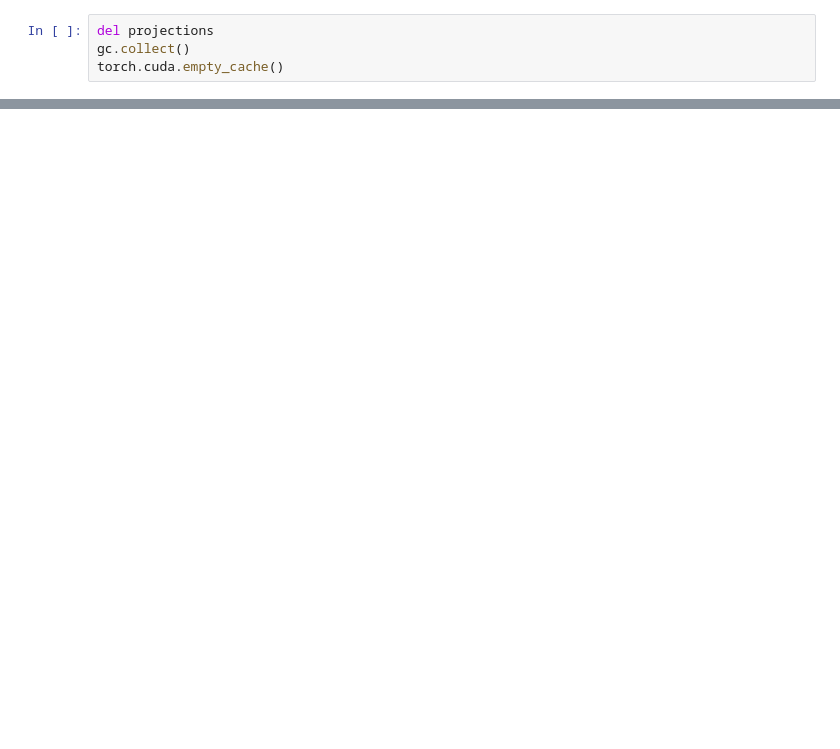
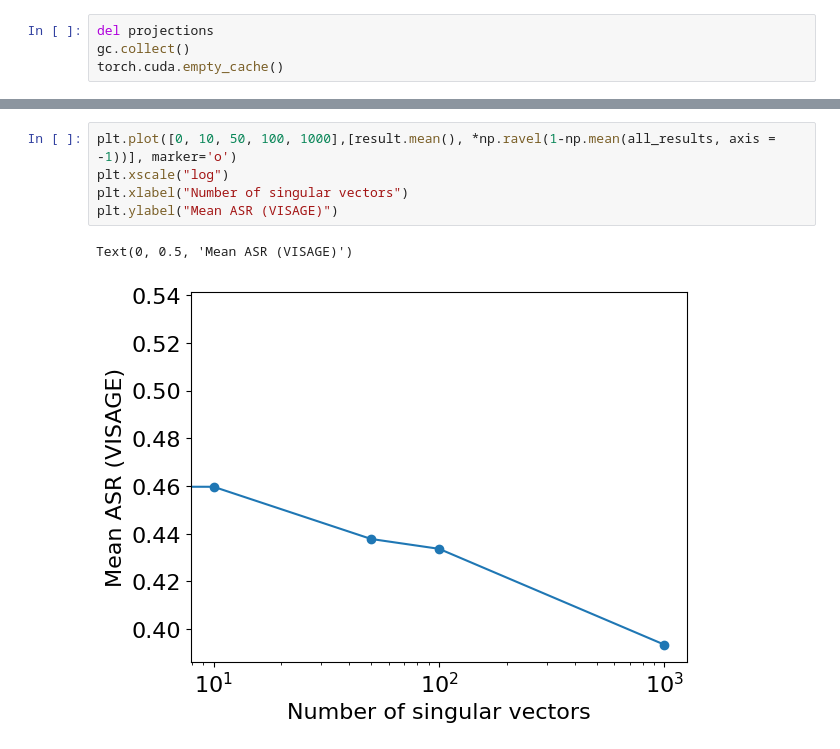
Before and after one commit to cybershiptrooper/projected-gradients, a Jupyter notebook: measure_basins.ipynb, the cells around one changed output, grey strips where cells are left out. Cells and saved outputs as stored; diff of their text form; blank space fills up the shorter version.

```diff
--- a/measure_basins.ipynb
+++ b/measure_basins.ipynb
@@ -254,0 +264,8 @@ np.ravel(np.mean(all_results, axis = -1)), result.mean()
+# %%
+plt.plot([0, 10, 50, 100, 1000],[result.mean(), *np.ravel(1-np.mean(all_results, axis = -1))], marker='o')
+plt.xscale("log")
+plt.xlabel("Number of singular vectors")
+plt.ylabel("Mean ASR (VISAGE)")
+# %% [output]
+Text(0, 0.5, 'Mean ASR (VISAGE)')
+[figure, added]
```
Also changed, not shown: parts of 24 cells of this notebook, 10 other files.
